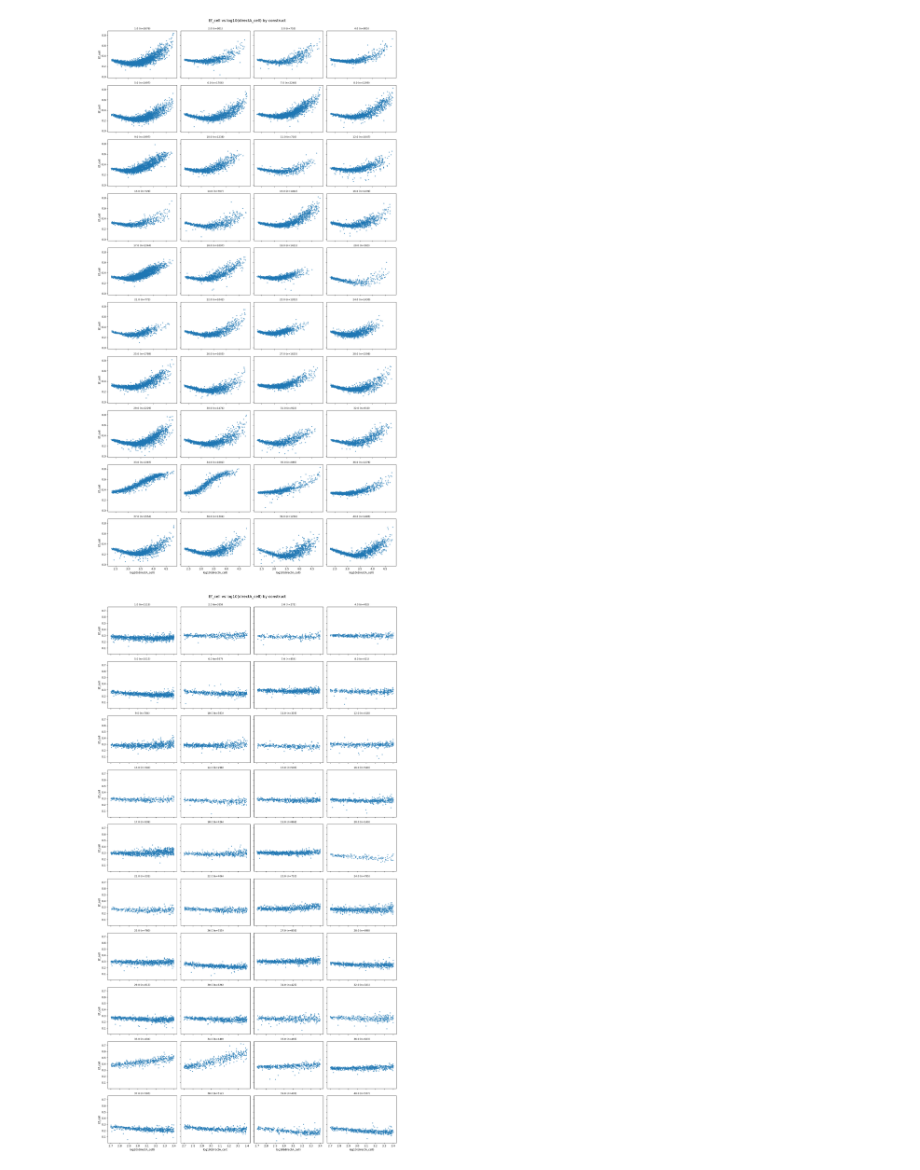
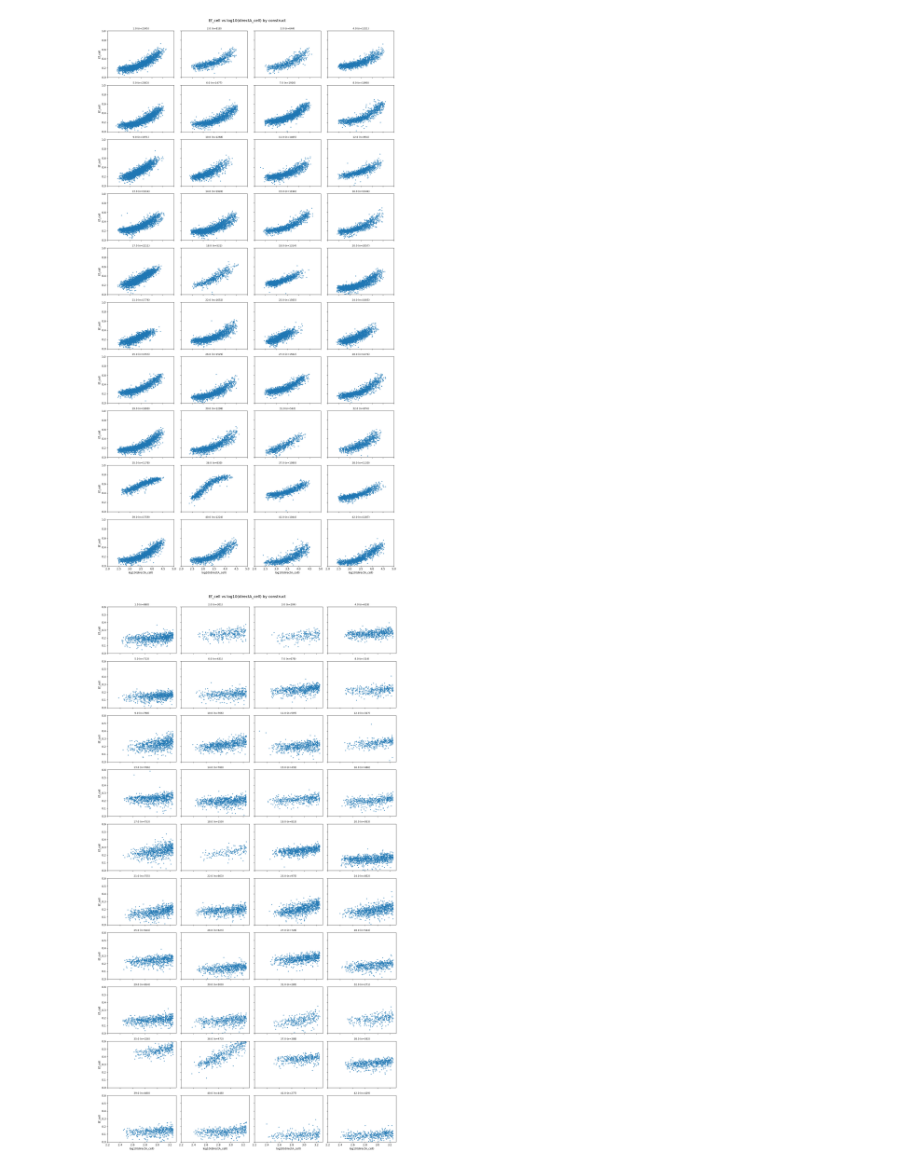
Before and after one commit to sukeniklab/GOOSE_2026, a Jupyter notebook: FRET_data_TB/dfMaker.ipynb, the cells around one changed output. Saved outputs shown, nothing was run; the diff lists cells and outputs as text; code cells hidden in the pictures.

```diff
--- a/FRET_data_TB/dfMaker.ipynb
+++ b/FRET_data_TB/dfMaker.ipynb
@@ -17,35 +52,26 @@ df['Ef_cyto_delta'] =  df['Ef_cyto_after'] - df['Ef_cyto']
 ### Data filters
 
 ## Removing cells dominated by background and cells reaching saturation
-df = df[(df['directA_cell_max'] >= 400) | (df['directA_cell_max'] <= 65000)]
-df = df[df['log_directA_cell'] > 2.3]
-df = df[df['log_directA_nuc'] > 2.3]
-df = df[df['log_directA_cyto'] > 2.3]
-df = df[df['log_directA_cell_after'] > 2.3]
-df = df[df['log_directA_cyto_after'] > 2.3]
-df = df[df['log_directA_nuc_after'] > 2.3]
+df = df[df['directA_cell_max'] >= 400]
+df = df[df['directA_cell_max'] <= 65000]
+df = df[df['log_directA_cell'] > 2]
+df = df[df['log_directA_nuc'] > 2]
+df = df[df['log_directA_cyto'] > 2]
+df = df[df['log_directA_cell_after'] > 2]
+df = df[df['log_directA_cyto_after'] > 2]
+df = df[df['log_directA_nuc_after'] > 2]
 
 ## Removing cells that have a large change in directA intensity after perturbation (shouldn't happen to healthy cells)
-df = df[(df['directA_cell_ratio'] > 0.9) & (df['directA_cell_ratio'] < 1.1)]
-## Removing cells that are too circular (likely dead)
-df = df[df['circ_cell'] < 0.9]
-## Removing cells with negative A_cell_corr - weird stuff going on
+df = df[df['directA_cell_delta_ratio'] > 0.8]
+df = df[df['directA_cell_delta_ratio'] < 1.2]
+## Removing cells that are too circular (likely dying)
+df = df[df['circ_cell_original'] < 0.8]
+## Removing cells that have a very large nucleus in comparison to total area (likely dying)
+df = df[df['nuc_area_ratio'] < .7]
+## Removing cells with negative A_cell_corr - weird stuff going on or too close to background
 df = df[df['A_cell_corr'] > 0]
-## Keeping Ef between 0 and 1 - values outside this range are nonsense (very little of these)
-df = df[df['Ef_cell'] > 0]
-df = df[df['Ef_cell'] < 1]
-df = df[df['Ef_cell_after'] > 0]
-df = df[df['Ef_cell_after'] < 1]
-df = df[df['Ef_cyto'] > 0]
-df = df[df['Ef_nuc'] > 0]
-df = df[df['Ef_cyto'] < 1]
-df = df[df['Ef_nuc'] < 1]
-df = df[df['Ef_cyto_after'] > 0]
-df = df[df['Ef_nuc_after'] > 0]
-df = df[df['Ef_cyto_after'] < 1]
-df = df[df['Ef_nuc_after'] < 1]
 ## removing very small cells and/or debris
-df = df[df['area_cell'] > 1000]
+df = df[df['area_cell'] > 2000]
 # %%
 ## Plotting to see concentration dependence per construct to see where we need to filter to avoid intermolecular FRET effects
 
@@ -56,33 +82,35 @@ if n == 0:
     raise ValueError("No constructs found in df.")
 
 ncols = 4
 nrows = math.ceil(n / ncols)
 
 fig, axes = plt.subplots(nrows, ncols, figsize=(4 * ncols, 3 * nrows), sharex=True, sharey=True)
 axes = axes.flatten()
 
 for i, construct in enumerate(constructs):
     ax = axes[i]
     sub = df[df['construct'] == construct]
     x = sub['log_directA_cell']
     y = sub['Ef_cell']
     mask = x.notna() & y.notna()
     ax.scatter(x[mask], y[mask], s=8, alpha=0.6)
     ax.set_title(f"{construct} (n={mask.sum()})", fontsize=9)
+    ax.set_xlim(2, 5)
+    ax.set_ylim(0, 1)
     # only label left column and bottom row to reduce clutter
     if i % ncols == 0:
         ax.set_ylabel("Ef_cell")
     if i // ncols == nrows - 1:
         ax.set_xlabel("log10(directA_cell)")
 
 # turn off any unused subplots
 for j in range(n, nrows * ncols):
     axes[j].axis('off')
 
 plt.tight_layout(rect=[0, 0, 1, 0.97])
 plt.suptitle("Ef_cell vs log10(directA_cell) by construct", fontsize=14)
 plt.show()
 # %% [output]
-[figure, old version]
+[figure, new version]
 # %%
 ## Only keeping cells that we believe are not experiencing dominant INTER-molecular FRET effects (only INTRA)
@@ -91,5 +119,5 @@ df = df[df['log_directA_cell'] > 2.7]
 # %%
-## Plotting to see concentration dependence curves after filters - if linear, we're good.
+## Plotting to see concentration dependence curves after filters - aiming for slope = 0.
 
 # create a grid of subplots, one per construct, with shared x and y axes
 constructs = sorted(df['construct'].unique())
@@ -111,6 +139,8 @@ for i, construct in enumerate(constructs):
     mask = x.notna() & y.notna()
     ax.scatter(x[mask], y[mask], s=8, alpha=0.6)
     ax.set_title(f"{construct} (n={mask.sum()})", fontsize=9)
+    ax.set_xlim(2.2, 3.3)
+    ax.set_ylim(0, .6)
     # only label left column and bottom row to reduce clutter
     if i % ncols == 0:
         ax.set_ylabel("Ef_cell")
@@ -125,4 +155,4 @@ plt.tight_layout(rect=[0, 0, 1, 0.97])
 plt.suptitle("Ef_cell vs log10(directA_cell) by construct", fontsize=14)
 plt.show()
 # %% [output]
-[figure, old version]
+[figure, new version]
```
Also changed, not shown: parts of 7 cells of this notebook, 50 other files.
